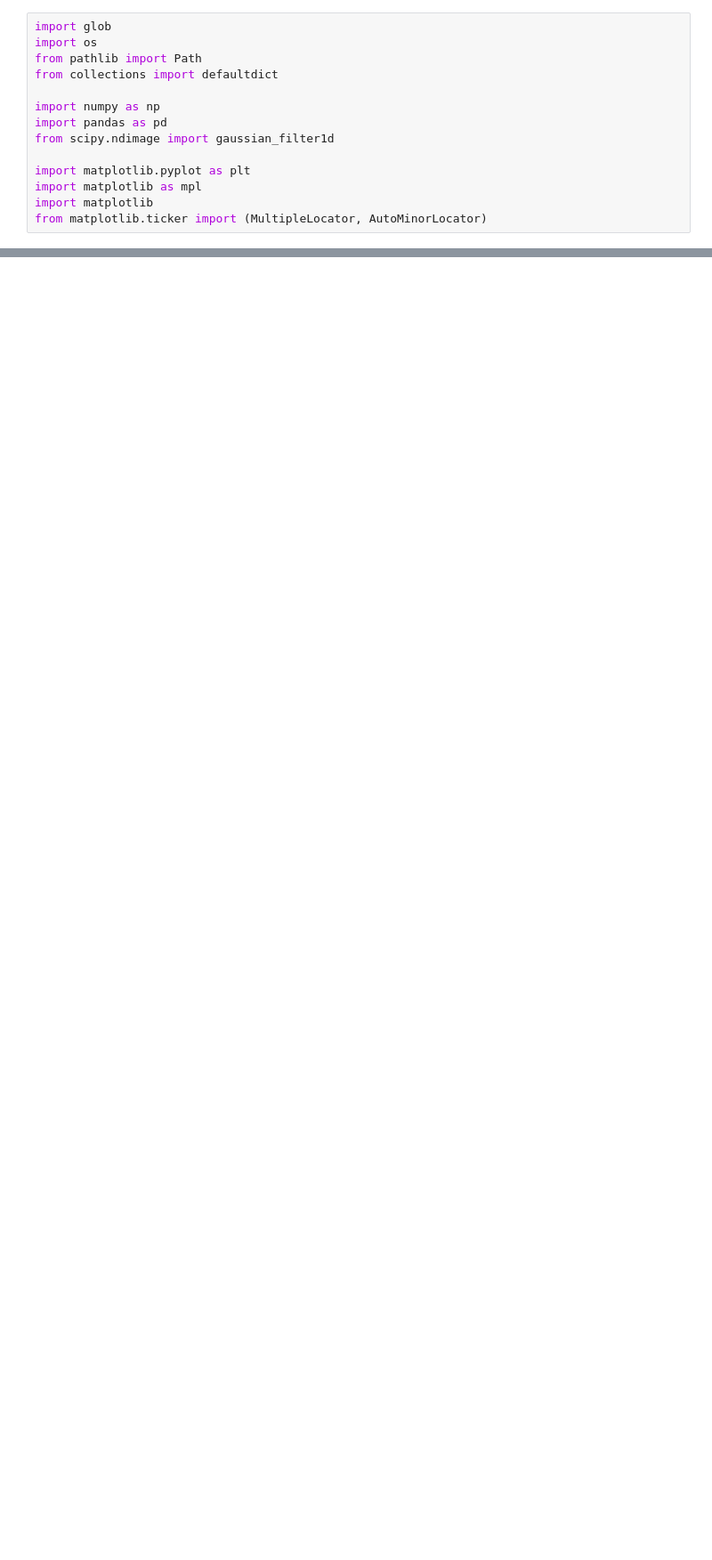
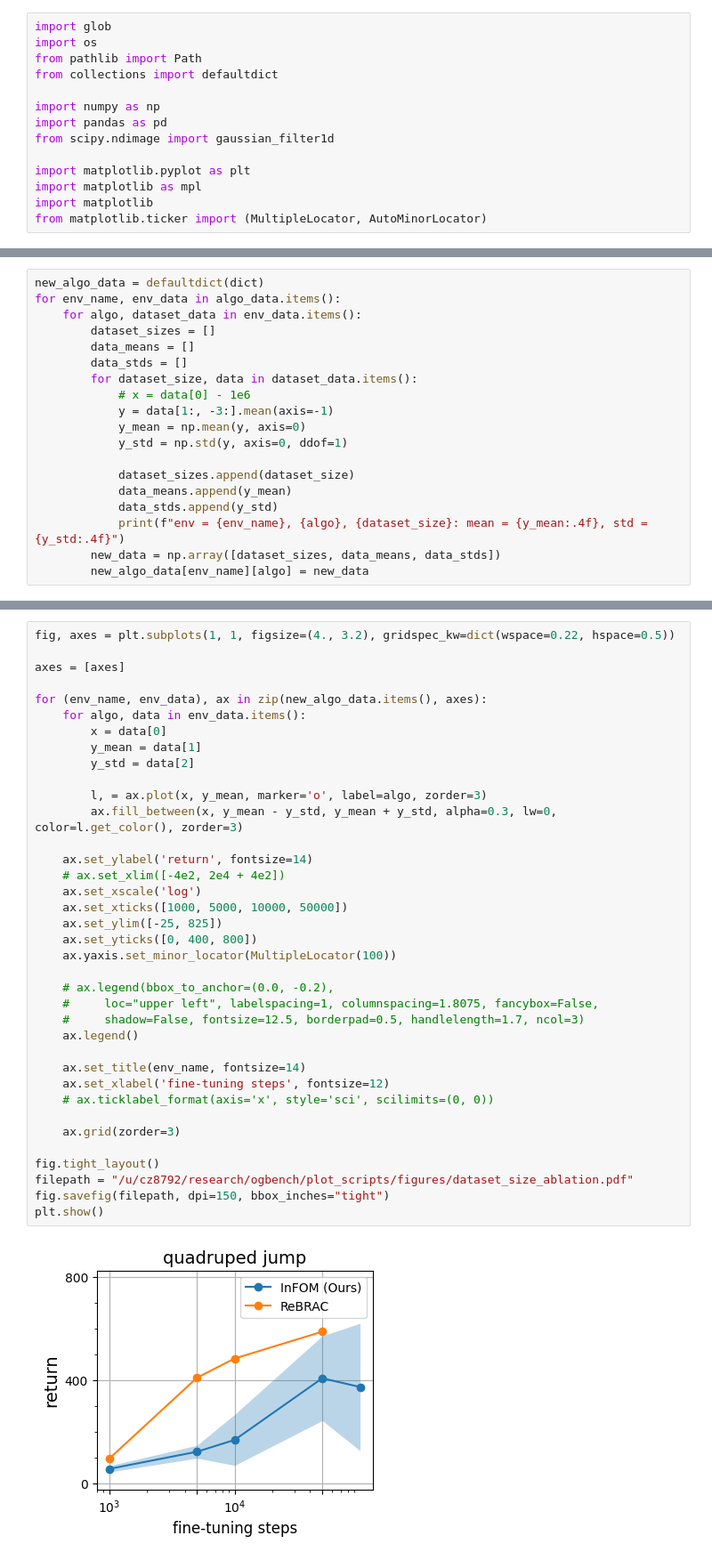
Before and after one commit to chongyi-zheng/ogbench, a Jupyter notebook: plot_scripts/dataset_size_learning_curve.ipynb, the cells around one changed output, grey strips where cells are left out. Shown at 89% size. Drawn from its saved outputs; the diff is of its cells as text; blank space fills up the shorter version.

```diff
--- a/plot_scripts/dataset_size_learning_curve.ipynb
+++ b/plot_scripts/dataset_size_learning_curve.ipynb
@@ -103,0 +106,19 @@ print(algo_data['cube single front']['ReBRAC'].shape)
+# %%
+new_algo_data = defaultdict(dict)
+for env_name, env_data in algo_data.items():
+    for algo, dataset_data in env_data.items():
+        dataset_sizes = []
+        data_means = []
+        data_stds = []
+        for dataset_size, data in dataset_data.items():
+            # x = data[0] - 1e6
+            y = data[1:, -3:].mean(axis=-1)
+            y_mean = np.mean(y, axis=0)
+            y_std = np.std(y, axis=0, ddof=1)
+
+            dataset_sizes.append(dataset_size)
+            data_means.append(y_mean)
+            data_stds.append(y_std)
+            print(f"env = {env_name}, {algo}, {dataset_size}: mean = {y_mean:.4f}, std = {y_std:.4f}")
+        new_data = np.array([dataset_sizes, data_means, data_stds])
+        new_algo_data[env_name][algo] = new_data
@@ -104,3 +135,42 @@ print(algo_data['cube single front']['ReBRAC'].shape)
+# %%
+fig, axes = plt.subplots(1, 1, figsize=(4., 3.2), gridspec_kw=dict(wspace=0.22, hspace=0.5))
+
+axes = [axes]
+
+for (env_name, env_data), ax in zip(new_algo_data.items(), axes):
+    for algo, data in env_data.items():
+        x = data[0]
+        y_mean = data[1]
+        y_std = data[2]
+
+        l, = ax.plot(x, y_mean, marker='o', label=algo, zorder=3)
+        ax.fill_between(x, y_mean - y_std, y_mean + y_std, alpha=0.3, lw=0, color=l.get_color(), zorder=3)
+
+    ax.set_ylabel('return', fontsize=14)
+    # ax.set_xlim([-4e2, 2e4 + 4e2])
+    ax.set_xscale('log')
+    ax.set_xticks([1000, 5000, 10000, 50000])
+    ax.set_ylim([-25, 825])
+    ax.set_yticks([0, 400, 800])
+    ax.yaxis.set_minor_locator(MultipleLocator(100))
+
+    # ax.legend(bbox_to_anchor=(0.0, -0.2),
+    #     loc="upper left", labelspacing=1, columnspacing=1.8075, fancybox=False,
+    #     shadow=False, fontsize=12.5, borderpad=0.5, handlelength=1.7, ncol=3)
+    ax.legend()
+
+    ax.set_title(env_name, fontsize=14)
+    ax.set_xlabel('fine-tuning steps', fontsize=12)
+    # ax.ticklabel_format(axis='x', style='sci', scilimits=(0, 0))
+
+    ax.grid(zorder=3)
+
+fig.tight_layout()
+filepath = "/u/cz8792/research/ogbench/plot_scripts/figures/dataset_size_ablation.pdf"
+fig.savefig(filepath, dpi=150, bbox_inches="tight")
+plt.show()
+# %% [output]
+[figure, added]
 # %%
 # fig, axes = plt.subplots(1, 3, figsize=(12, 3.2), gridspec_kw=dict(wspace=0.16, hspace=0.5))
 fig, axes = plt.subplots(1, 2, figsize=(8., 3.2), gridspec_kw=dict(wspace=0.22, hspace=0.5))
```
Also changed, not shown: parts of 5 cells of this notebook, 10 other files.
